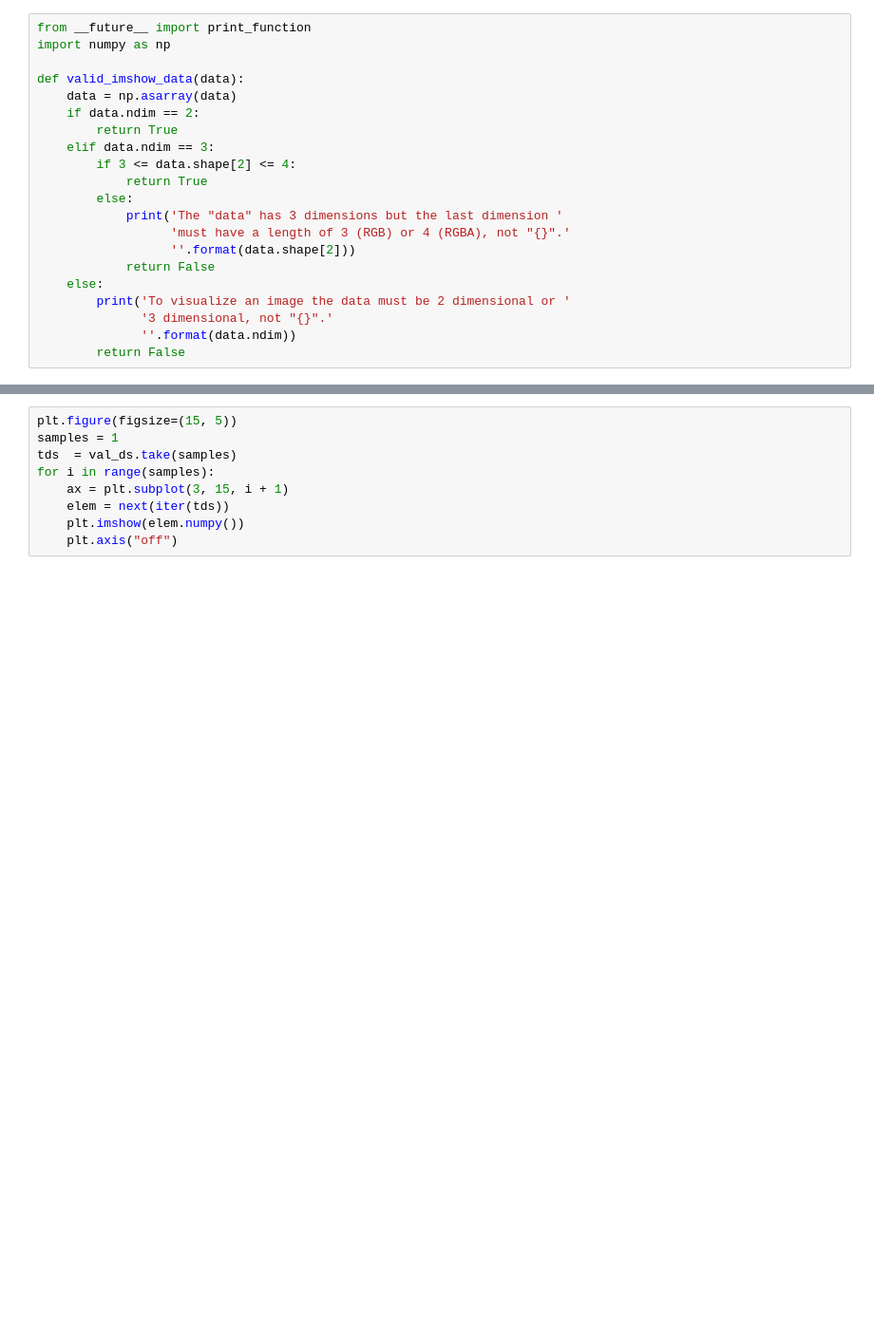
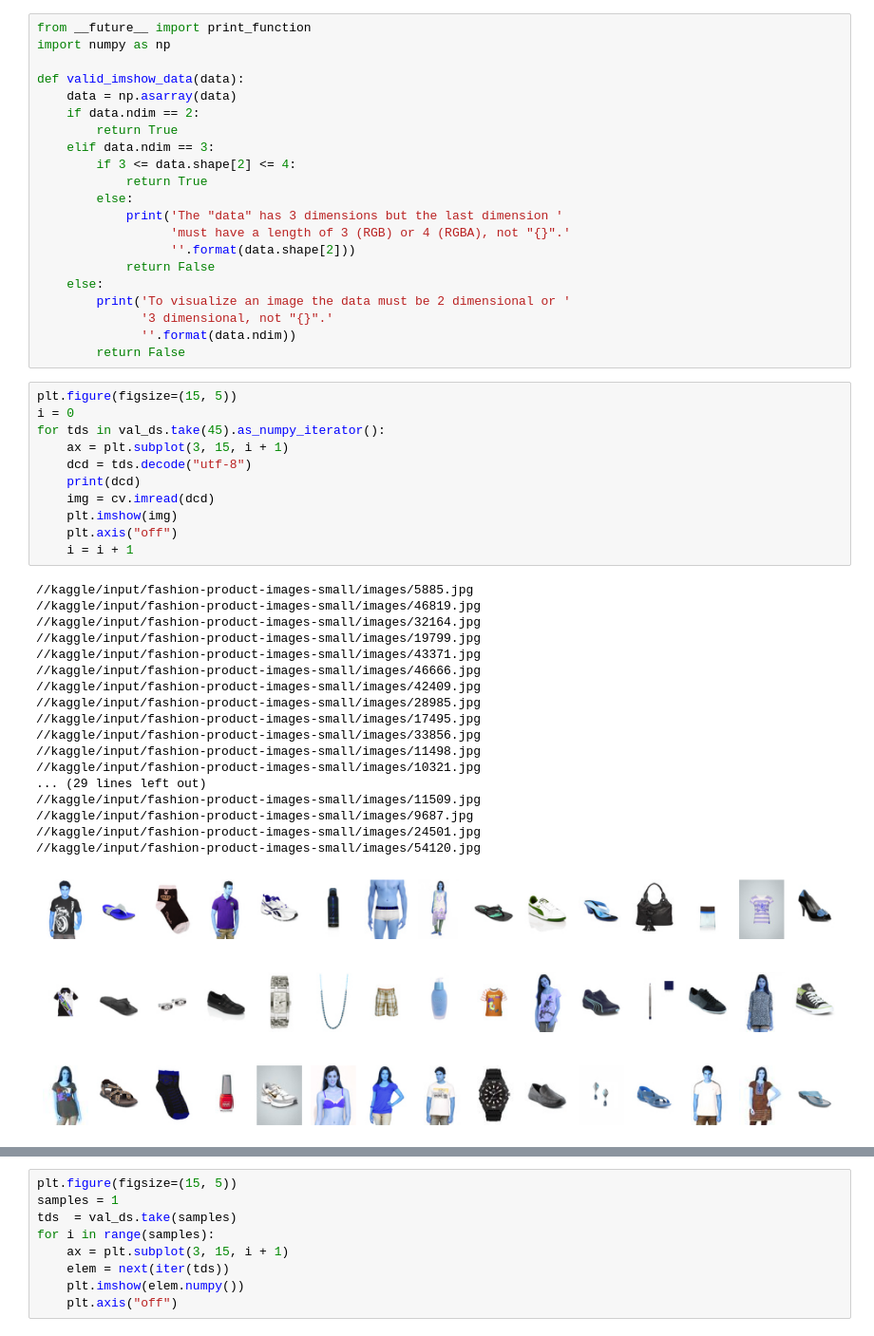
Before and after one commit to flyinacres/dimensionality, a Jupyter notebook: latent-spaces.ipynb, the cells around one changed output, grey strips where cells are left out. Shown at 95% size. Cells and saved outputs as stored; diff of their text form; blank space fills up the shorter version.

```diff
--- a/latent-spaces.ipynb
+++ b/latent-spaces.ipynb
@@ -229,6 +229,36 @@ def valid_imshow_data(data):
               '3 dimensional, not "{}".'
               ''.format(data.ndim))
         return False
+# %%
+plt.figure(figsize=(15, 5))
+i = 0
+for tds in val_ds.take(45).as_numpy_iterator():
+    ax = plt.subplot(3, 15, i + 1)
+    dcd = tds.decode("utf-8")
+    print(dcd)
+    img = cv.imread(dcd)
+    plt.imshow(img)
+    plt.axis("off")
+    i = i + 1
+# %% [output]
+//kaggle/input/fashion-product-images-small/images/5885.jpg
+//kaggle/input/fashion-product-images-small/images/46819.jpg
+//kaggle/input/fashion-product-images-small/images/32164.jpg
+//kaggle/input/fashion-product-images-small/images/19799.jpg
+//kaggle/input/fashion-product-images-small/images/43371.jpg
+//kaggle/input/fashion-product-images-small/images/46666.jpg
+//kaggle/input/fashion-product-images-small/images/42409.jpg
+//kaggle/input/fashion-product-images-small/images/28985.jpg
+//kaggle/input/fashion-product-images-small/images/17495.jpg
+//kaggle/input/fashion-product-images-small/images/33856.jpg
+//kaggle/input/fashion-product-images-small/images/11498.jpg
+//kaggle/input/fashion-product-images-small/images/10321.jpg
+... (29 lines left out)
+//kaggle/input/fashion-product-images-small/images/11509.jpg
+//kaggle/input/fashion-product-images-small/images/9687.jpg
+//kaggle/input/fashion-product-images-small/images/24501.jpg
+//kaggle/input/fashion-product-images-small/images/54120.jpg
+[figure, added]
 # %%
 
 
```
Also changed, not shown: parts of 1 cell of this notebook.
